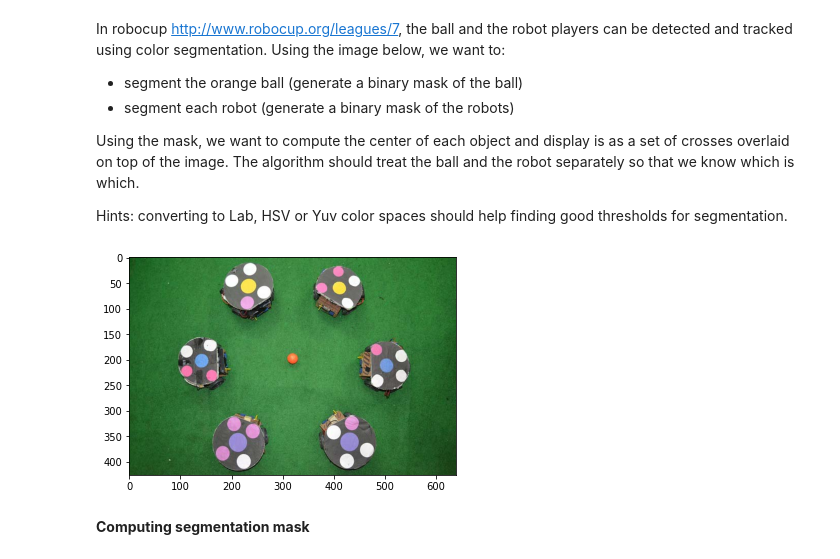
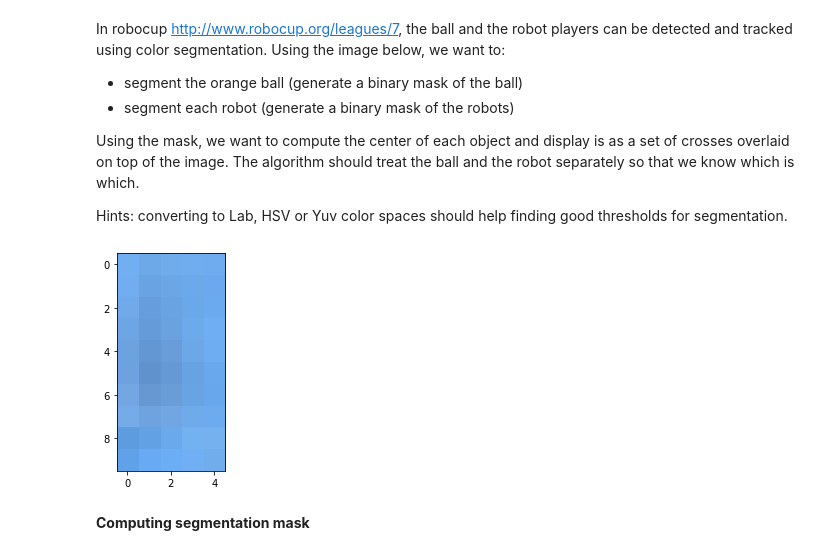
Before and after one commit to daniel-suazo/CV-Assignment1, a Jupyter notebook: Assg1_ImageProc.ipynb, the cells around one changed output. Cells and saved outputs as stored; diff of their text form; code cells hidden in the pictures.

```diff
--- a/Assg1_ImageProc.ipynb
+++ b/Assg1_ImageProc.ipynb
@@ -103,11 +103,11 @@ Hints: converting to Lab, HSV or Yuv color spaces should help finding good thres
 # %%
 # Image source: http://marvinproject.sourceforge.net/en/examples/robocupSegmentation.html
 robocup = io.imread('../images/robocup.jpg')
 plt.imshow(robocup)
-plt.imshow(robocup[350:375, 200:220, :])
+plt.imshow(robocup[200:210, 135:140, :])
 hsv_robocup = matplotlib.colors.rgb_to_hsv(robocup)
 # %% [output]
-[figure, old version]
+[figure, new version]
 # %% [markdown]
 __Computing segmentation mask__
 # %% [markdown]
```
Also changed, not shown: parts of 2 cells of this notebook.
